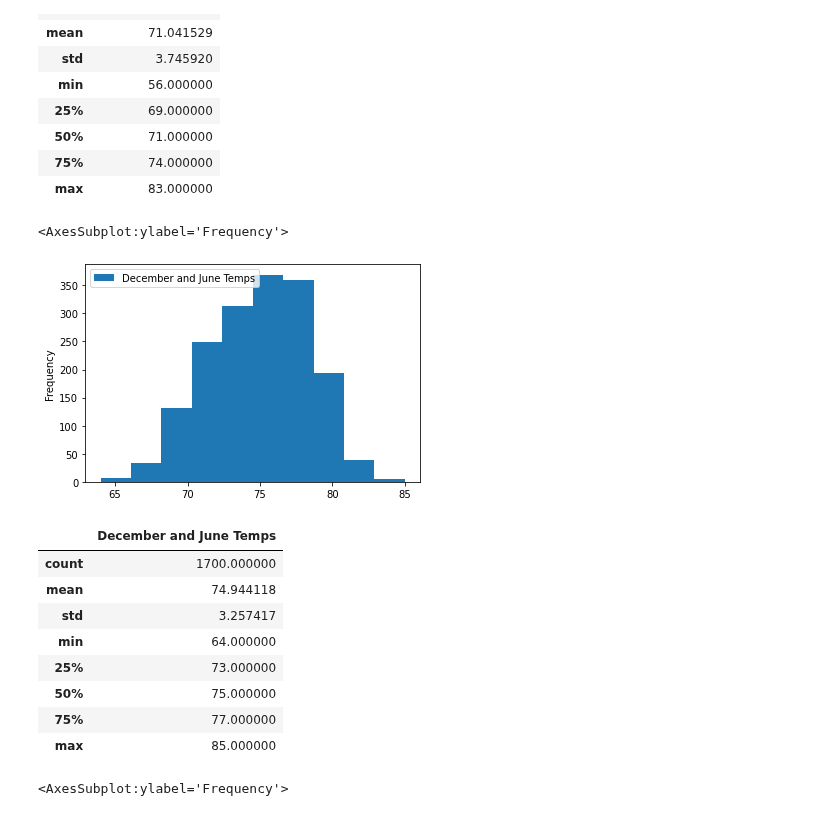
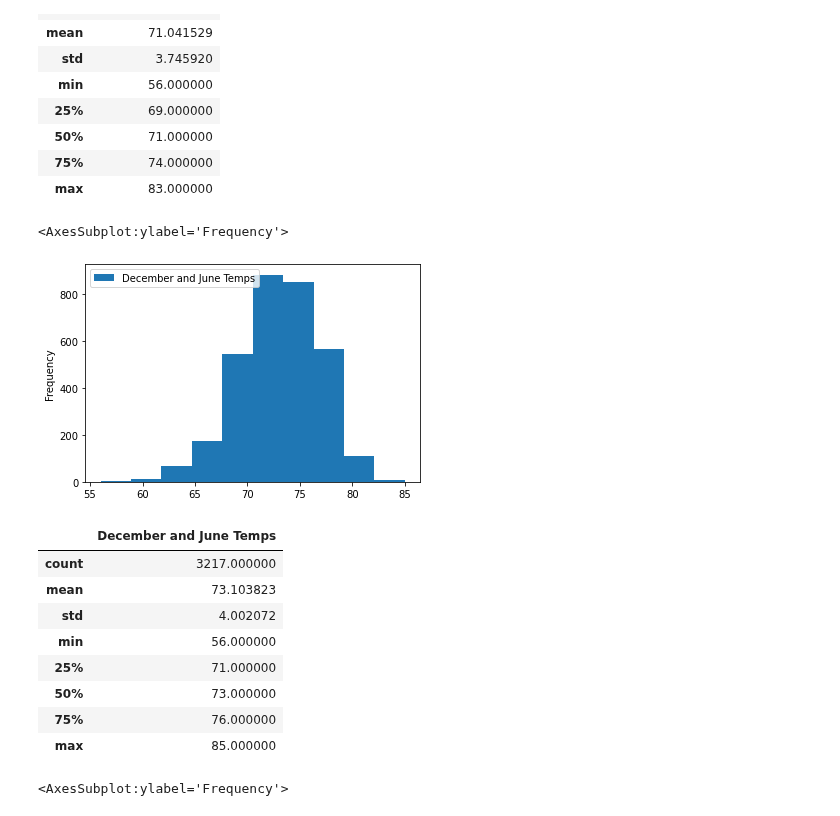
Before and after one commit to sonmiannkim/surfs_up, a Jupyter notebook: SurfsUp_Challenge.ipynb, the cells around one changed output. Drawn from its saved outputs; the diff is of its cells as text; code cells hidden in the pictures.

```diff
--- a/SurfsUp_Challenge.ipynb
+++ b/SurfsUp_Challenge.ipynb
@@ -107,29 +107,31 @@ december_df.describe()
 | max | 83.000000 |
 # %%
 # The summary statistics for the June and Decemeber temperature DataFrame.
+from sqlalchemy import or_
+
 december_june_results = session.query(Measurement.date, Measurement.tobs) \
-.filter(extract('month', Measurement.date)==12 or extract('month', Measurement.date)==6) \
+.filter(or_(extract('month', Measurement.date)==12, extract('month', Measurement.date)==6)) \
 .all()
 
 december_june_df = pd.DataFrame(december_june_results, columns=['date','December and June Temps'])
 december_june_df.set_index(december_june_df['date'], inplace=True)
 december_june_df = december_june_df.sort_index()
 # Histogram looks better than stat for temp
 december_june_df.plot.hist(bins=10)
 # %% [output]
 <AxesSubplot:ylabel='Frequency'>
-[figure, old version]
+[figure, new version]
 # %%
 december_june_df.describe()
 # %% [output]
 |  | December and June Temps |
-| count | 1700.000000 |
-| mean | 74.944118 |
-| std | 3.257417 |
-| min | 64.000000 |
-| 25% | 73.000000 |
-| 50% | 75.000000 |
-| 75% | 77.000000 |
+| count | 3217.000000 |
+| mean | 73.103823 |
+| std | 4.002072 |
+| min | 56.000000 |
+| 25% | 71.000000 |
+| 50% | 73.000000 |
+| 75% | 76.000000 |
 | max | 85.000000 |
 # %%
 # The summary statistics for the last 5 years from 2017, 8, 23 temperature DataFrame.
```
